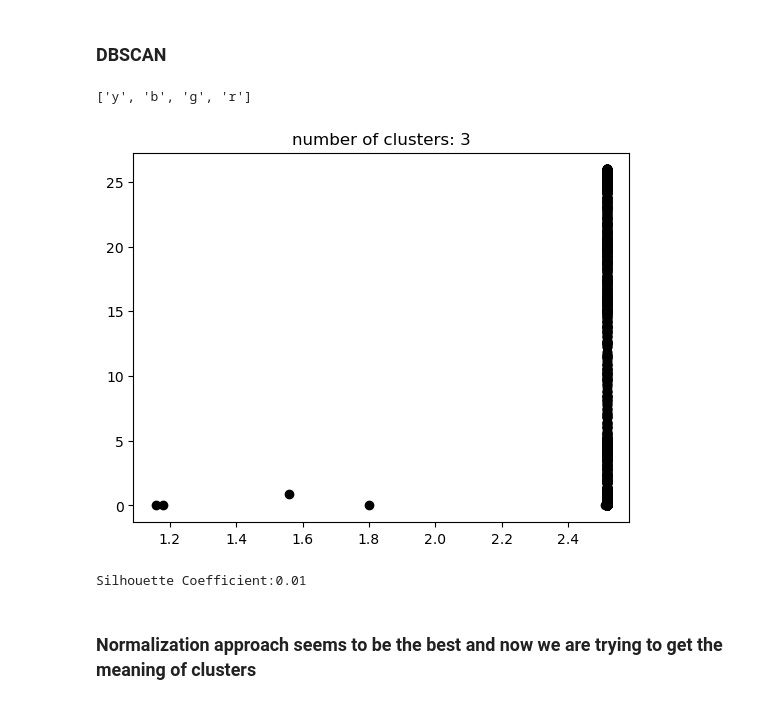
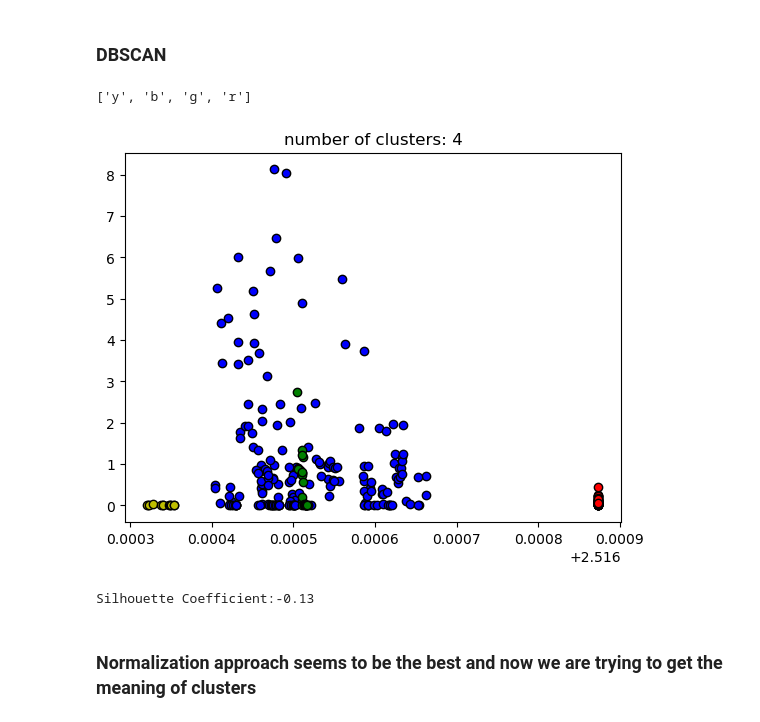
Before and after one commit to FilipLangiewicz/ActivityDetection, a Jupyter notebook: code/AD_2_final.ipynb, the cells around one changed output. Cells and saved outputs as stored; diff of their text form; code cells hidden in the pictures.

Commit message:
Experimenting with DBSCAN - it's bad

```diff
--- a/code/AD_2_final.ipynb
+++ b/code/AD_2_final.ipynb
@@ -656,7 +647,11 @@ from sklearn.preprocessing import StandardScaler
 from sklearn import datasets
 # %%
 X = reduced_result.copy()
-db = DBSCAN(eps=0.3, min_samples=10).fit(X)
+normalizer = Normalizer()
+scaler = StandardScaler()
+x = normalizer.fit_transform(x)
+x = scaler.fit_transform(X)
+db = DBSCAN(eps=0.3, min_samples=10).fit(x)
 core_samples_mask = np.zeros_like(db.labels_, dtype=bool)
 core_samples_mask[db.core_sample_indices_] = True
 labels = db.labels_
@@ -664,40 +659,40 @@ labels = db.labels_
 # Number of clusters in labels, ignoring noise if present.
 n_clusters_ = len(set(labels)) - (1 if -1 in labels else 0)
 
 # Plot result
 
 # Black removed and is used for noise instead.
 unique_labels = set(labels)
 colors = ['y', 'b', 'g', 'r']
 print(colors)
 for k, col in zip(unique_labels, colors):
     if k == -1:
         # Black used for noise.
         col = 'k'
 
     class_member_mask = (labels == k)
 
     xy = X[class_member_mask & core_samples_mask]
     plt.plot(xy.iloc[:, 0], xy.iloc[:, 1], 'o', markerfacecolor=col,
              markeredgecolor='k',
              markersize=6)
 
     xy = X[class_member_mask & ~core_samples_mask]
     plt.plot(xy.iloc[:, 0], xy.iloc[:, 1], 'o', markerfacecolor=col,
              markeredgecolor='k',
              markersize=6)
 
 plt.title('number of clusters: %d' % n_clusters_)
 plt.show()
 # %% [output]
 ['y', 'b', 'g', 'r']
-[figure, old version]
+[figure, new version]
 # %%
 # evaluation metrics
 sc = metrics.silhouette_score(X, labels)
 print("Silhouette Coefficient:%0.2f" % sc)
 # %% [output]
-Silhouette Coefficient:0.01
+Silhouette Coefficient:-0.13
 # %% [markdown]
 ### Normalization approach seems to be the best and now we are trying to get the meaning of clusters
 # %%
```
Also changed, not shown: parts of 10 cells of this notebook.
